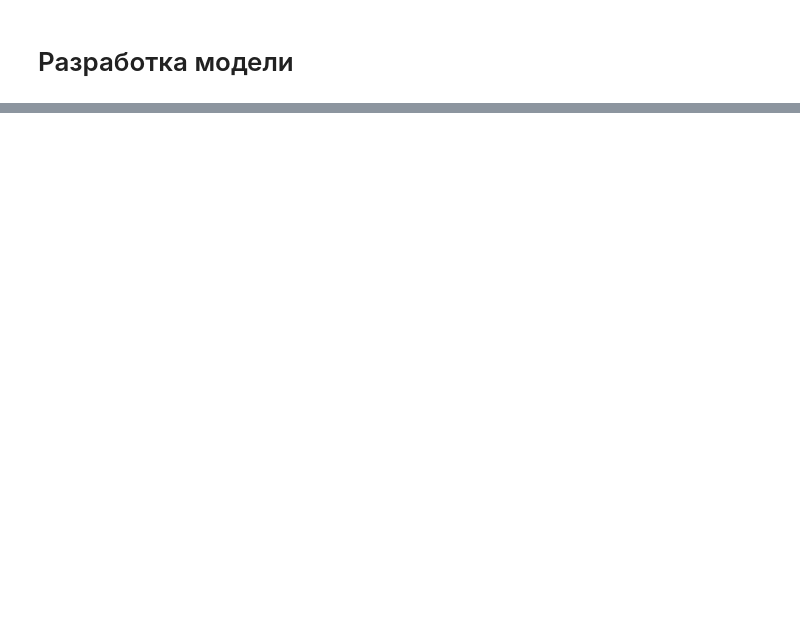
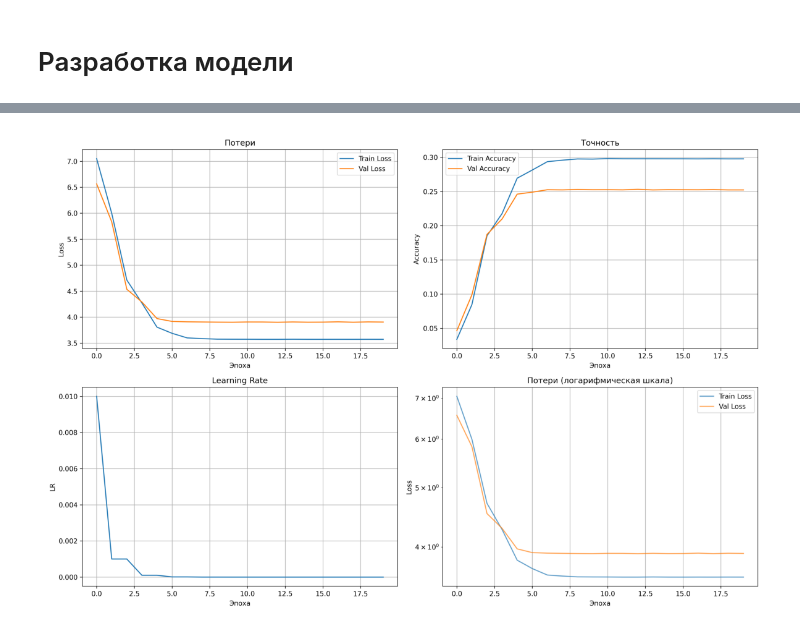
Before and after one commit to Toothless-1/chess_test, a Jupyter notebook: ResCNN_chess.ipynb, the cells around one changed output, grey strips where cells are left out. Drawn from its saved outputs; the diff is of its cells as text; code cells hidden in the pictures; blank space fills up the shorter version.

```diff
--- a/ResCNN_chess.ipynb
+++ b/ResCNN_chess.ipynb
@@ -699,0 +796,9 @@ KeyboardInterrupt:
+# %%
+image_path = '/kaggle/working/training_history_resnet.png'
+img = mpimg.imread(image_path)
+plt.figure(figsize=(15,15))
+plt.imshow(img)
+plt.axis('off')
+plt.show()
+# %% [output]
+[figure, added]
```
Also changed, not shown: parts of 7 cells of this notebook.
